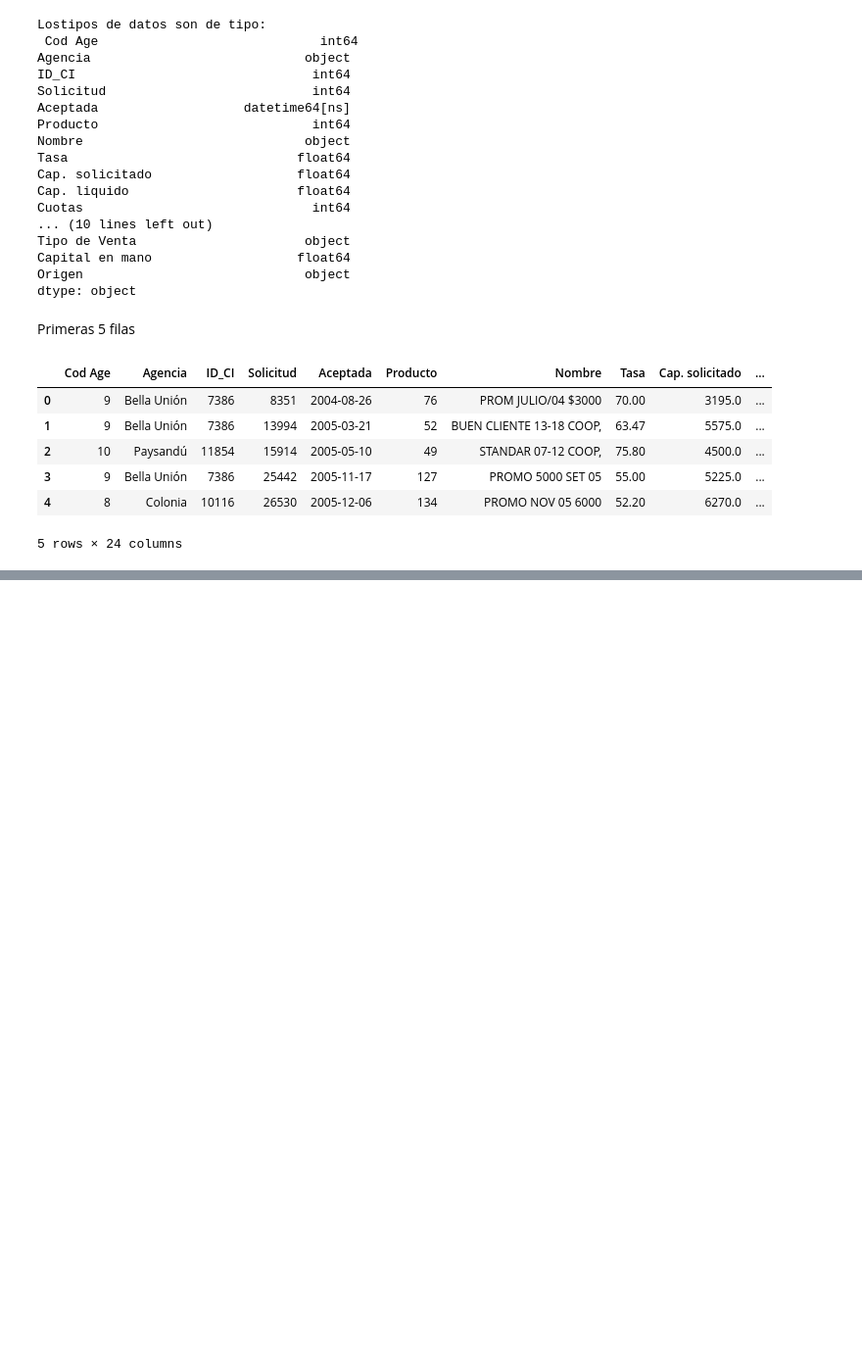
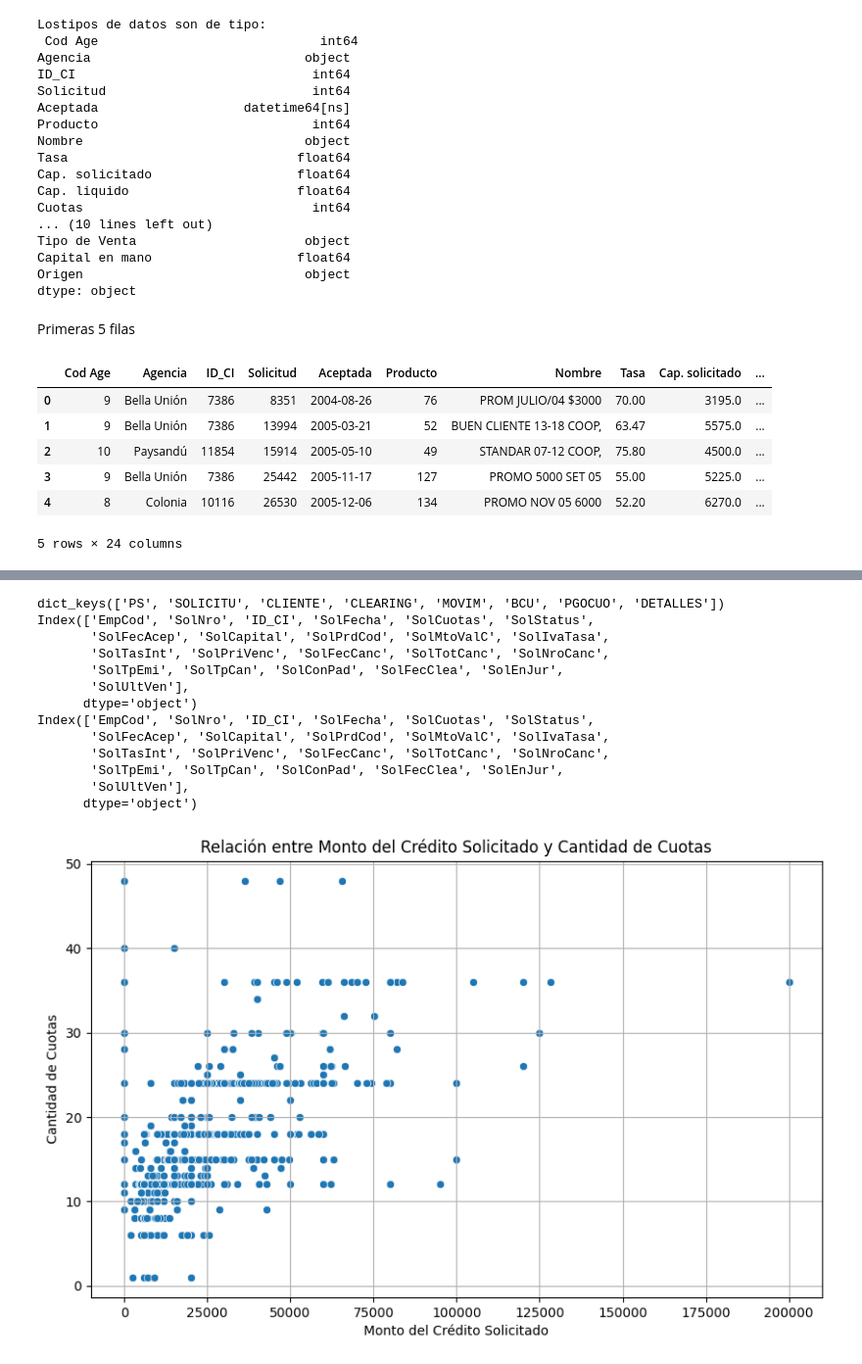
Before and after one commit to darsiltech/scoring-de-clientes, a Jupyter notebook: scoring_de_clientes.ipynb, the cells around one changed output, grey strips where cells are left out. Shown: that part at 98% size. Cells and saved outputs as stored; diff of their text form; code cells hidden in the pictures; blank space fills up the shorter version.

```diff
--- a/scoring_de_clientes.ipynb
+++ b/scoring_de_clientes.ipynb
@@ -215,0 +284,39 @@ dtype: int64
+# %%
+# Verificar las hojas cargadas en el diccionario
+print(df_dict.keys())
+
+# Verificar las columnas disponibles en la hoja 'SOLICITU'
+print(df_dict["SOLICITU"].columns)
+
+# Asignar la hoja 'SOLICITU' a una variable
+solicitu = df_dict["SOLICITU"]
+
+# Verificar las columnas disponibles en el DataFrame
+print(solicitu.columns)
+
+# Crear un gráfico de dispersión entre monto del crédito solicitado y cantidad de cuotas
+import matplotlib.pyplot as plt
+import seaborn as sns
+
+plt.figure(figsize=(10, 6))
+sns.scatterplot(data=solicitu, x="SolCapital", y="SolCuotas")
+plt.title("Relación entre Monto del Crédito Solicitado y Cantidad de Cuotas")
+plt.xlabel("Monto del Crédito Solicitado")
+plt.ylabel("Cantidad de Cuotas")
+plt.grid(True)
+plt.show()
+# %% [output]
+dict_keys(['PS', 'SOLICITU', 'CLIENTE', 'CLEARING', 'MOVIM', 'BCU', 'PGOCUO', 'DETALLES'])
+Index(['EmpCod', 'SolNro', 'ID_CI', 'SolFecha', 'SolCuotas', 'SolStatus',
+       'SolFecAcep', 'SolCapital', 'SolPrdCod', 'SolMtoValC', 'SolIvaTasa',
+       'SolTasInt', 'SolPriVenc', 'SolFecCanc', 'SolTotCanc', 'SolNroCanc',
+       'SolTpEmi', 'SolTpCan', 'SolConPad', 'SolFecClea', 'SolEnJur',
+       'SolUltVen'],
+      dtype='object')
+Index(['EmpCod', 'SolNro', 'ID_CI', 'SolFecha', 'SolCuotas', 'SolStatus',
+       'SolFecAcep', 'SolCapital', 'SolPrdCod', 'SolMtoValC', 'SolIvaTasa',
+       'SolTasInt', 'SolPriVenc', 'SolFecCanc', 'SolTotCanc', 'SolNroCanc',
+       'SolTpEmi', 'SolTpCan', 'SolConPad', 'SolFecClea', 'SolEnJur',
+       'SolUltVen'],
+      dtype='object')
+[figure, added]
```
Also changed, not shown: parts of 6 cells of this notebook.
